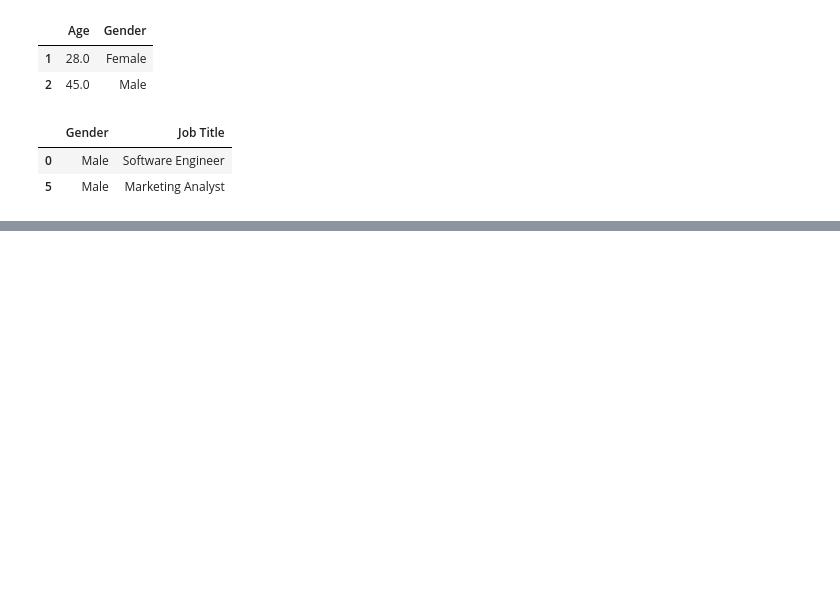
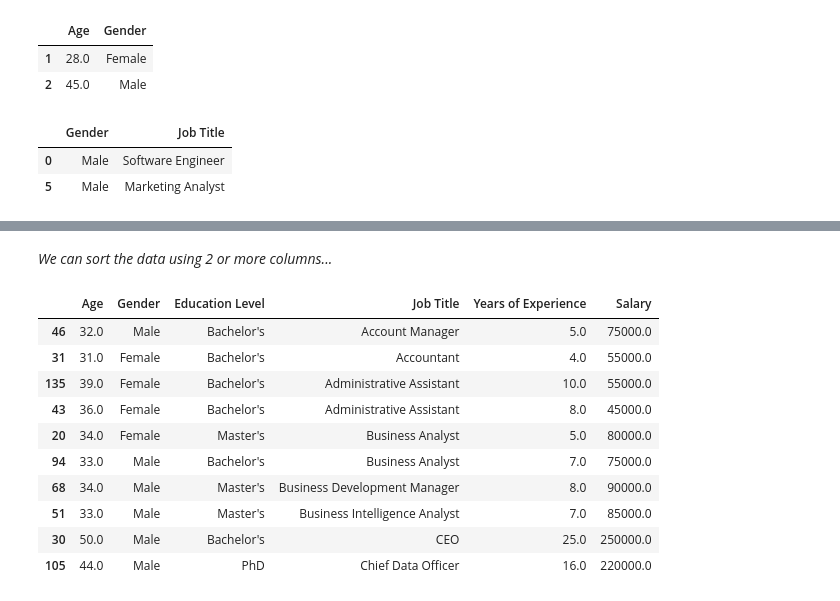
Before and after one commit to MYTE21/AI.Ultron, a Jupyter notebook: (1) Introduction to NN/(1.1) Python for Data Analysis/(1.1.1) Python for Data Analysis.ipynb, the cells around one changed output, grey strips where cells are left out. Cells and saved outputs as stored; diff of their text form; code cells hidden in the pictures; blank space fills up the shorter version.

```diff
--- a/(1) Introduction to NN/(1.1) Python for Data Analysis/(1.1.1) Python for Data Analysis.ipynb
+++ b/(1) Introduction to NN/(1.1) Python for Data Analysis/(1.1.1) Python for Data Analysis.ipynb
@@ -656,0 +657,17 @@ df.iloc[[0, 5], [1, 3]]
+# %% [markdown]
+*We can sort the data using 2 or more columns...*
+# %%
+df_sorted = df.sort_values(by = ["Job Title", "Salary"], ascending = [True, False])
+df_sorted.head(10)
+# %% [output]
+|  | Age | Gender | Education Level | Job Title | Years of Experience | Salary |
+| 46 | 32.0 | Male | Bachelor's | Account Manager | 5.0 | 75000.0 |
+| 31 | 31.0 | Female | Bachelor's | Accountant | 4.0 | 55000.0 |
+| 135 | 39.0 | Female | Bachelor's | Administrative Assistant | 10.0 | 55000.0 |
+| 43 | 36.0 | Female | Bachelor's | Administrative Assistant | 8.0 | 45000.0 |
+| 20 | 34.0 | Female | Master's | Business Analyst | 5.0 | 80000.0 |
+| 94 | 33.0 | Male | Bachelor's | Business Analyst | 7.0 | 75000.0 |
+| 68 | 34.0 | Male | Master's | Business Development Manager | 8.0 | 90000.0 |
+| 51 | 33.0 | Male | Master's | Business Intelligence Analyst | 7.0 | 85000.0 |
+| 30 | 50.0 | Male | Bachelor's | CEO | 25.0 | 250000.0 |
+| 105 | 44.0 | Male | PhD | Chief Data Officer | 16.0 | 220000.0 |
```
Also changed, not shown: parts of 13 cells of this notebook.
